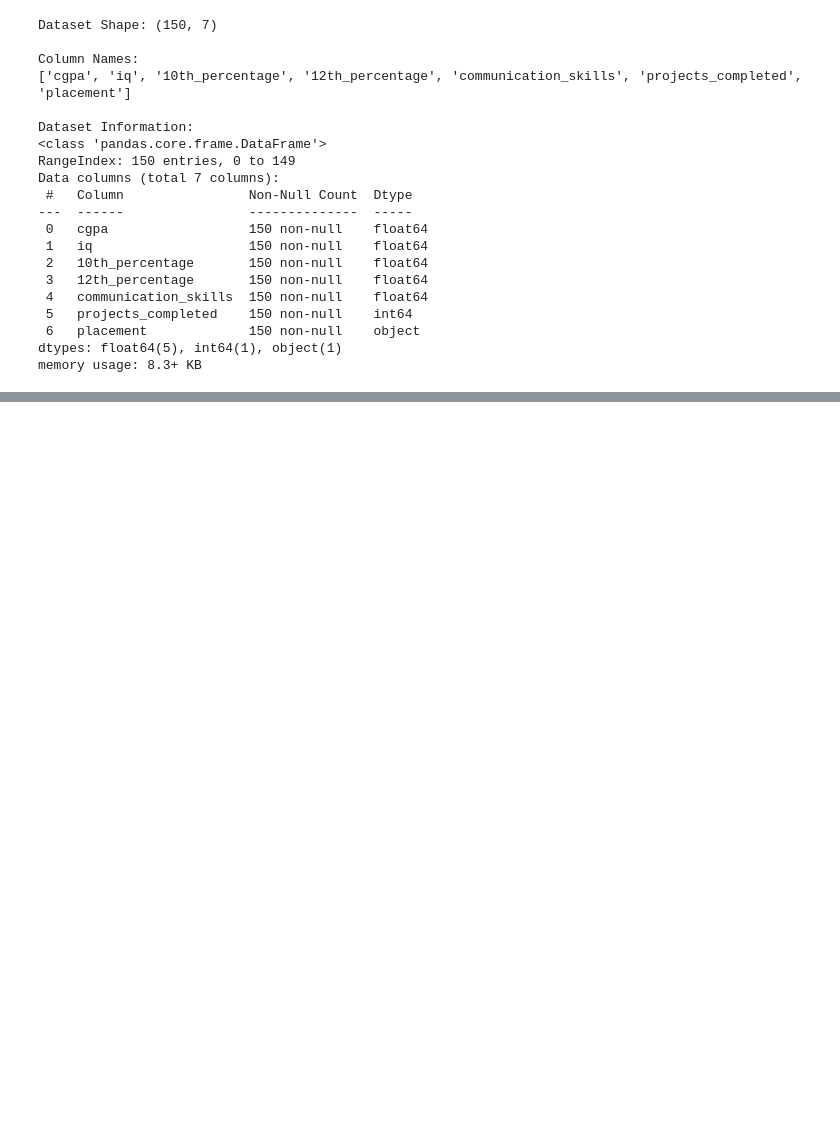
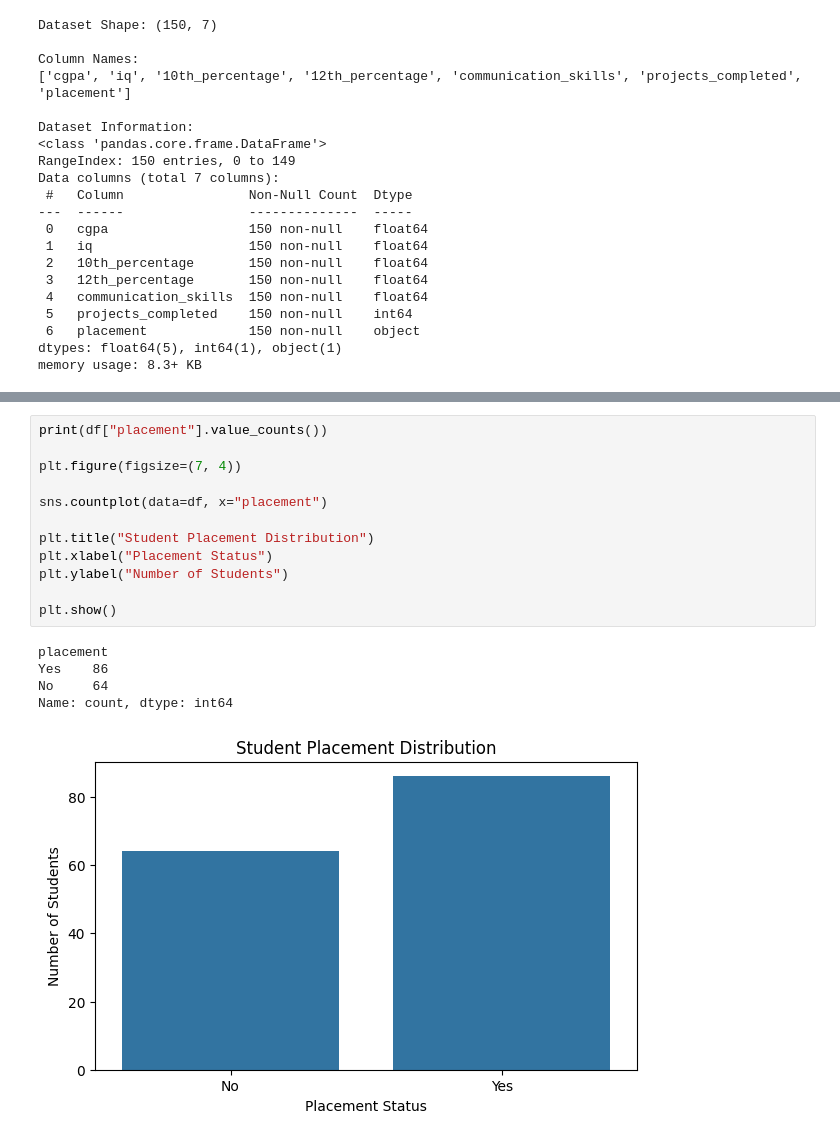
Before and after one commit to umar-akhtar-designer/1st-task, a Jupyter notebook: Mini Machine Learning Model (Icodeguru).ipynb, the cells around one changed output, grey strips where cells are left out. Drawn from its saved outputs; the diff is of its cells as text; blank space fills up the shorter version.

```diff
--- a/Mini Machine Learning Model (Icodeguru).ipynb
+++ b/Mini Machine Learning Model (Icodeguru).ipynb
@@ -94,0 +111,18 @@ Random five records:
+# %%
+print(df["placement"].value_counts())
+
+plt.figure(figsize=(7, 4))
+
+sns.countplot(data=df, x="placement")
+
+plt.title("Student Placement Distribution")
+plt.xlabel("Placement Status")
+plt.ylabel("Number of Students")
+
+plt.show()
+# %% [output]
+placement
+Yes    86
+No     64
+Name: count, dtype: int64
+[figure, added]
```
Also changed, not shown: parts of 18 cells of this notebook.
